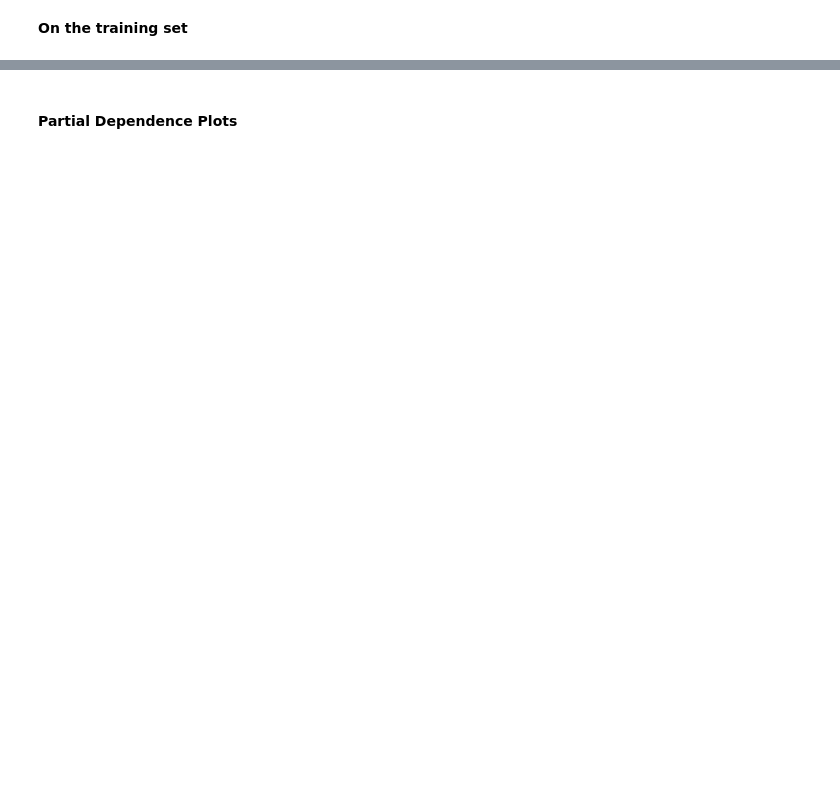
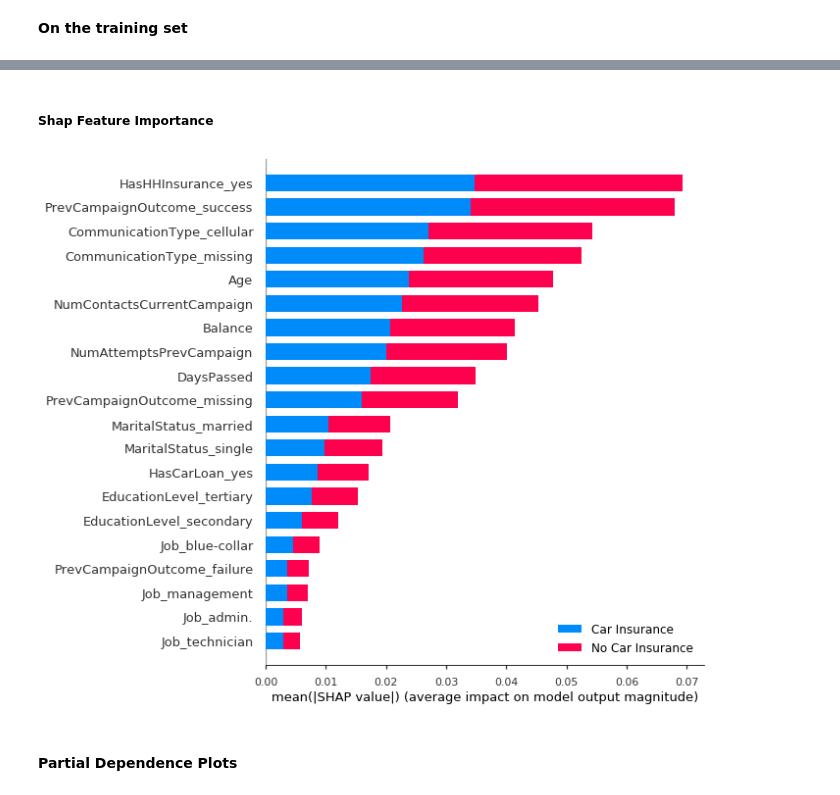
Before and after one commit to sbunzel/why, a Jupyter notebook: notebooks/interpretation.ipynb, the cells around one changed output, grey strips where cells are left out. Drawn from its saved outputs; the diff is of its cells as text; code cells hidden in the pictures; blank space fills up the shorter version.

Commit message:
Add experiment with shap for extracting local effects

```diff
--- a/notebooks/interpretation.ipynb
+++ b/notebooks/interpretation.ipynb
@@ -175,3 +175,12 @@ plt.show()
+# %% [markdown]
+##### Shap Feature Importance
+# %%
+explainer = shap.TreeExplainer(rf, X_valid)
+shap_values = explainer.shap_values(X_valid)
+# %%
+shap.summary_plot(shap_values, X_valid, class_names=["No Car Insurance", "Car Insurance"])
+# %% [output]
+[figure, added]
 # %% [markdown]
 #### Partial Dependence Plots
 # %%
```
Also changed, not shown: parts of 28 cells of this notebook.
